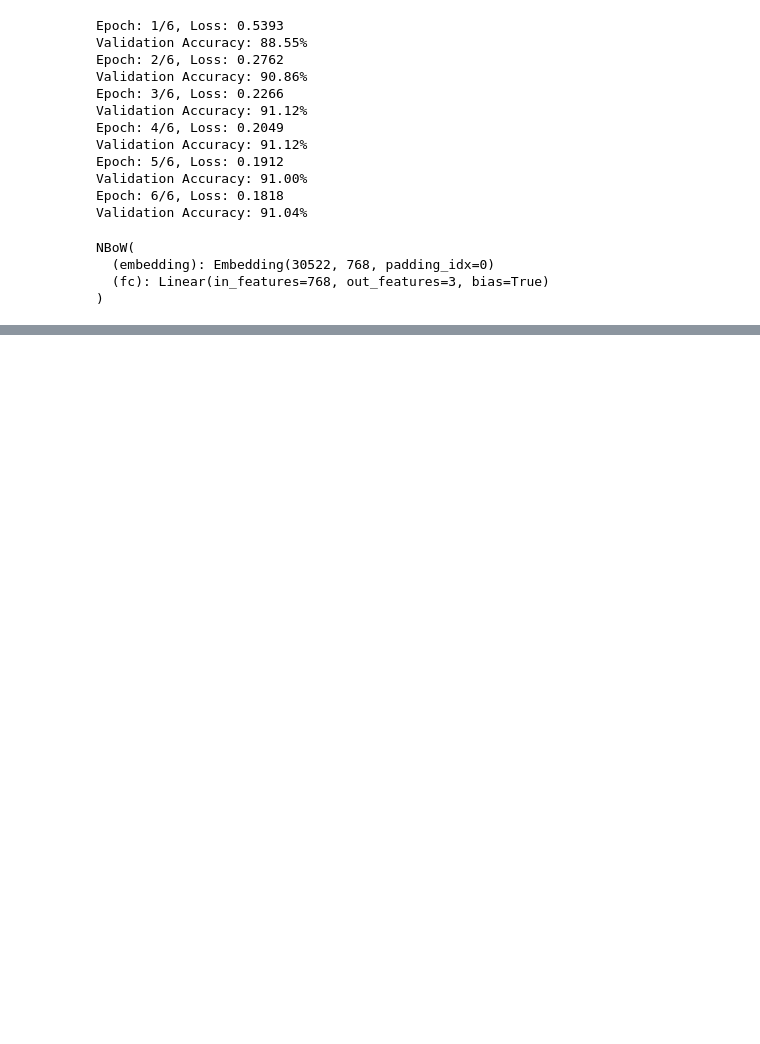
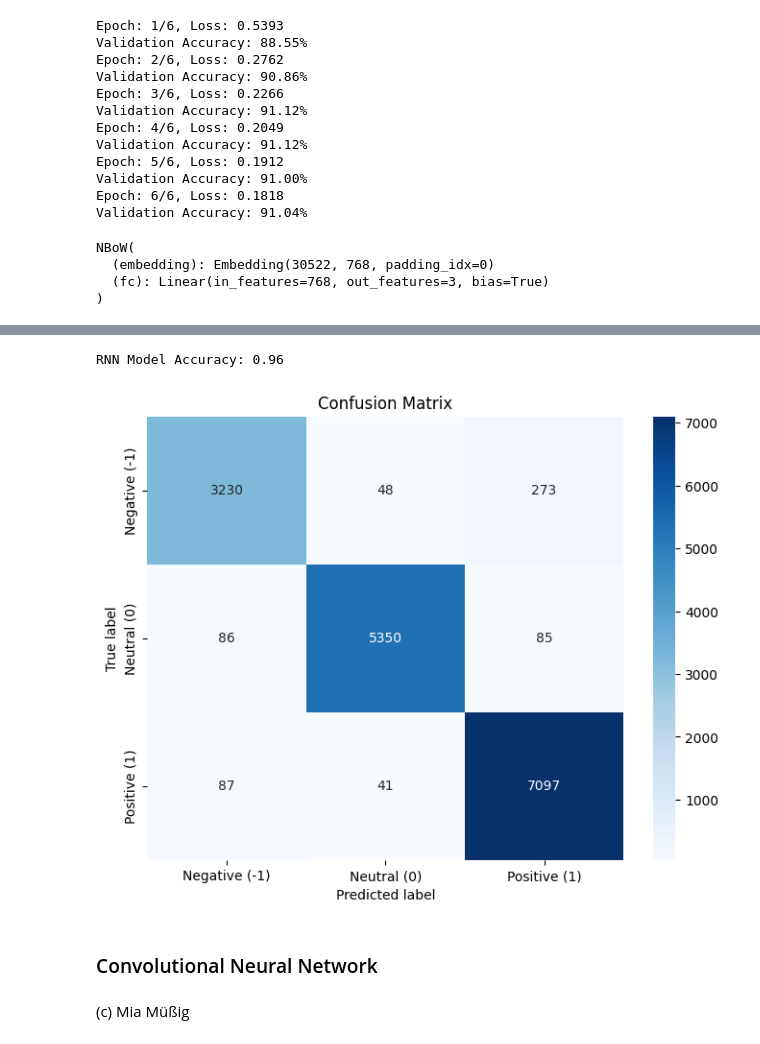
Before and after one commit to PhoenixSmaug/Sentiment-Analysis, a Jupyter notebook: sentiment.ipynb, the cells around one changed output, grey strips where cells are left out. Drawn from its saved outputs; the diff is of its cells as text; code cells hidden in the pictures; blank space fills up the shorter version.

Commit message:
add recurrent neural network

```diff
--- a/sentiment.ipynb
+++ b/sentiment.ipynb
@@ -236,8 +248,8 @@ Epoch: 6/6, Loss: 0.1818
 Validation Accuracy: 91.04%
 # %%
 # Load the model
-model = NBoW(vocab_size, embedding_dim, output_dim, pad_index)  # Make sure to define the model parameters correctly
-model.load_state_dict(torch.load('model.pth', weights_only=True))
+model = NBoW(vocab_size, embedding_dim, output_dim, pad_index)
+model.load_state_dict(torch.load('nbag.pth', weights_only=True))
 model.eval()  # Set the model to evaluation mode
 model.to(device)
 # %% [output]
@@ -247,22 +259,21 @@ NBoW(
 )
 # %%
 def evaluate_model_all(model, test_loader, device):
-    model.eval()  # Set the model to evaluation mode
     all_predictions = []
     all_labels = []
 
     with torch.no_grad():  # Disable gradient calculation
         for tokens, labels in test_loader:
-            tokens = tokens.to(device)  # Move tokens to the appropriate device
-            labels = labels.numpy()  # Move labels to numpy for easier handling
+            tokens = tokens.to(device)
+            labels = labels.numpy()
 
             # Get model predictions
             logits = model(tokens)
             probabilities = torch.softmax(logits, dim=1).cpu().numpy()
             predicted_classes = np.argmax(probabilities, axis=1)
 
-            all_predictions.extend(predicted_classes)  # Collect predictions
-            all_labels.extend(labels)  # Collect true labels
+            all_predictions.extend(predicted_classes)
+            all_labels.extend(labels)
 
     return np.array(all_labels), np.array(all_predictions)
 
@@ -281,6 +292,9 @@ class_names = ['Negative (-1)', 'Neutral (0)', 'Positive (1)']
 # Evaluate the model and get predictions
 y_true, y_pred = evaluate_model_all(model, test_loader, device)
 
+accuracy = np.mean(y_true == y_pred)
+print(f"Accuracy: {accuracy:.2f}")
+
 # Plot the confusion matrix
 plot_confusion_matrix(y_true, y_pred, class_names)
 # %% [output]
@@ -289,0 +407,7 @@ TODO: 1) Recurrent Neural Network 2) Convolution Neural Network 3) Transformer
+# %%
+# Load the model
+rnn_model = RNN_GRU(vocab_size, embedding_dim, hidden_dim, output_dim,
+                n_layers, bidirectional, dropout, pad_index)
+rnn_model.load_state_dict(torch.load('rnn.pth', weights_only=True))
+rnn_model.eval()
+rnn_model.to(device)
@@ -289,0 +421,14 @@ TODO: 1) Recurrent Neural Network 2) Convolution Neural Network 3) Transformer
+# %%
+y_true_rnn, y_pred_rnn = evaluate_model_all(rnn_model, test_loader, device)
+
+accuracy_rnn = np.mean(y_true_rnn == y_pred_rnn)
+print(f"RNN Model Accuracy: {accuracy_rnn:.2f}")
+
+plot_confusion_matrix(y_true_rnn, y_pred_rnn, class_names)
+# %% [output]
+RNN Model Accuracy: 0.96
+[figure, added]
+# %% [markdown]
+### Convolutional Neural Network
+# %% [markdown]
+(c) Mia Müßig
```
Also changed, not shown: parts of 22 cells of this notebook, 3 other files.
